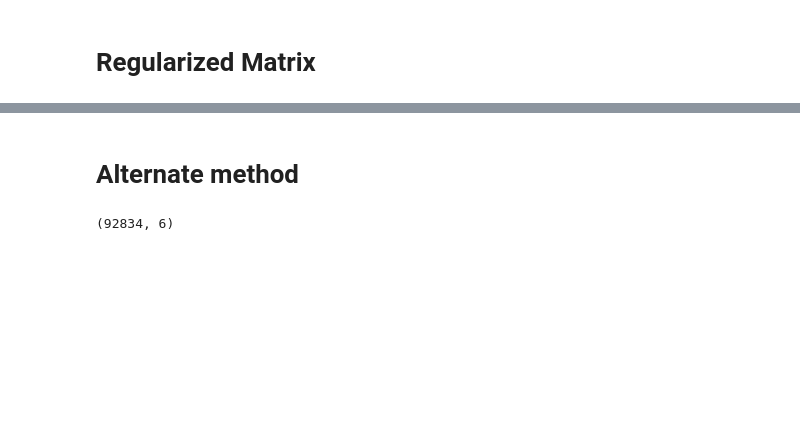
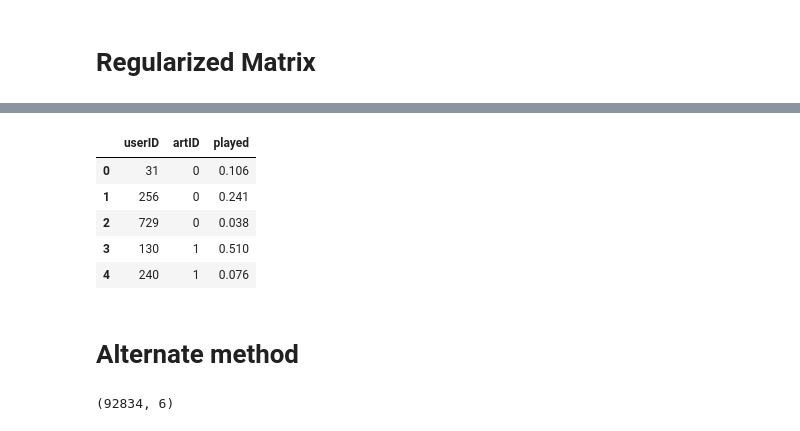
Before and after one commit to kiansweeney11/Ca4015-final-assignment, a Jupyter notebook: recommender.ipynb, the cells around one changed output, grey strips where cells are left out. Saved outputs shown, nothing was run; the diff lists cells and outputs as text; code cells hidden in the pictures; blank space fills up the shorter version.

```diff
--- a/recommender.ipynb
+++ b/recommender.ipynb
@@ -1303,3 +1323,12 @@ reg_model.train(num_iterations=2000, learning_rate=20.)
+# %%
+xyz.head()
+# %% [output]
+|  | userID | artID | played |
+| 0 | 31 | 0 | 0.106 |
+| 1 | 256 | 0 | 0.241 |
+| 2 | 729 | 0 | 0.038 |
+| 3 | 130 | 1 | 0.510 |
+| 4 | 240 | 1 | 0.076 |
 # %% [markdown]
 # Alternate method
 # %%
```
Also changed, not shown: parts of 10 cells of this notebook.
